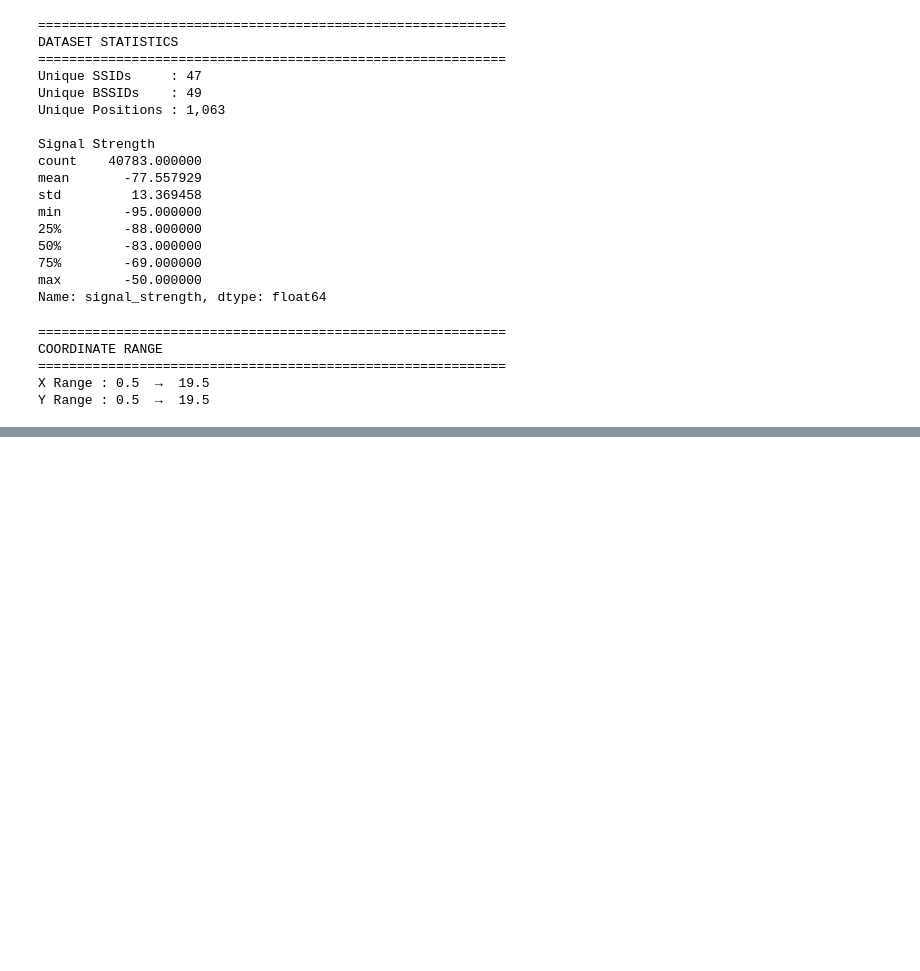
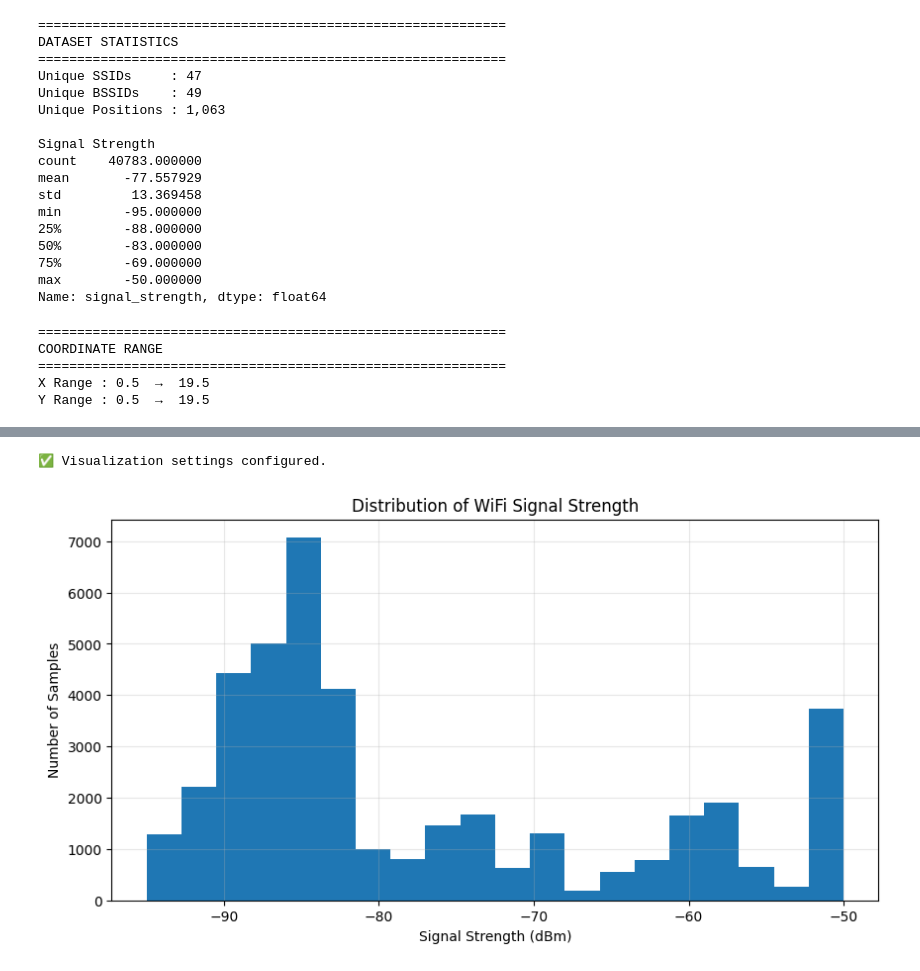
Before and after one commit to moazabeer/wifi-indoor-localization-ml, a Jupyter notebook: notebooks/WiFi_Indoor_Localization.ipynb, the cells around one changed output, grey strips where cells are left out. Drawn from its saved outputs; the diff is of its cells as text; code cells hidden in the pictures; blank space fills up the shorter version.

Commit message:
Add exploratory data analysis and visualizations

```diff
--- a/notebooks/WiFi_Indoor_Localization.ipynb
+++ b/notebooks/WiFi_Indoor_Localization.ipynb
@@ -396,0 +403,33 @@ Y Range : 0.5  →  19.5
+# %%
+# ==========================================================
+# Visualization Settings
+# ==========================================================
+
+plt.style.use("default")
+
+print("✅ Visualization settings configured.")
+# %% [output]
+✅ Visualization settings configured.
+# %%
+# ==========================================================
+# Signal Strength Distribution
+# ==========================================================
+
+plt.figure(figsize=(10,5))
+
+plt.hist(
+    dataset["signal_strength"],
+    bins=20
+)
+
+plt.title("Distribution of WiFi Signal Strength")
+
+plt.xlabel("Signal Strength (dBm)")
+
+plt.ylabel("Number of Samples")
+
+plt.grid(alpha=0.3)
+
+plt.show()
+# %% [output]
+[figure, added]
```
Also changed, not shown: parts of 6 cells of this notebook.
